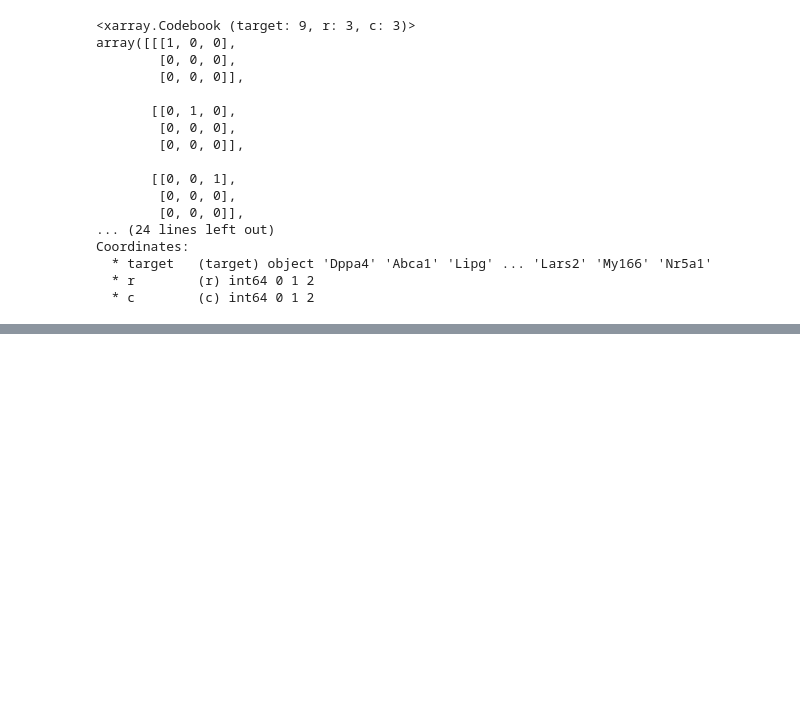
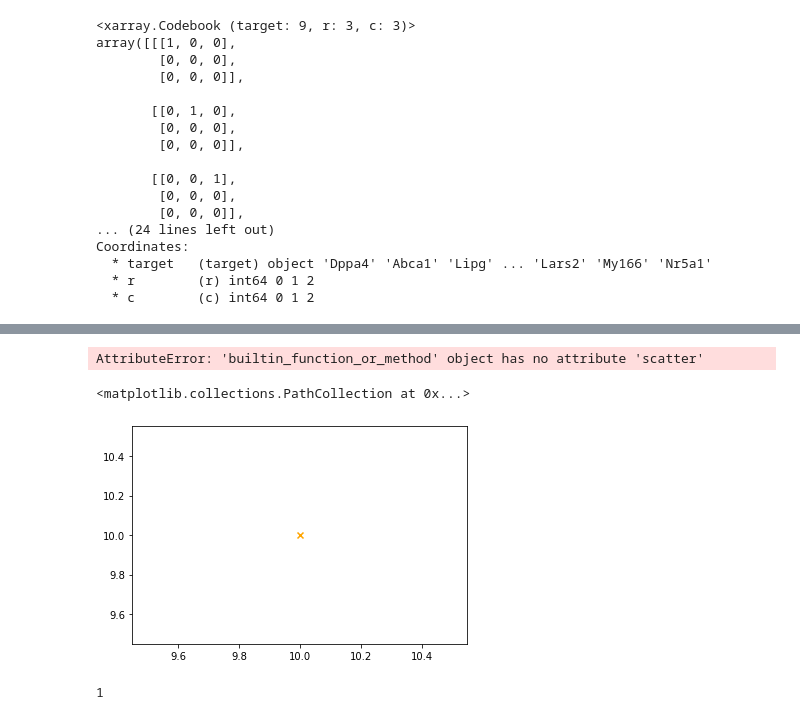
Before and after one commit to sebgoti/napari-spacetx-explorer, a Jupyter notebook: napari_spacetx_explorer/Visualising_StarFISH_napari.ipynb, the cells around one changed output, grey strips where cells are left out. Saved outputs shown, nothing was run; the diff lists cells and outputs as text; code cells hidden in the pictures; blank space fills up the shorter version.

```diff
--- a/napari_spacetx_explorer/Visualising_StarFISH_napari.ipynb
+++ b/napari_spacetx_explorer/Visualising_StarFISH_napari.ipynb
@@ -55,0 +152,9 @@ def view_gene_exp(
+# %%
+dir.scatter
+# %% [output]
+AttributeError: 'builtin_function_or_method' object has no attribute 'scatter'
+# %%
+plt.scatter(10, 10, marker='x', c='orange')
+# %% [output]
+<matplotlib.collections.PathCollection at 0x...>
+[figure, added]
@@ -55,0 +182,4 @@ def view_gene_exp(
+# %%
+[3, 1][1]
+# %% [output]
+1
```
Also changed, not shown: parts of 24 cells of this notebook, 2 other files.
